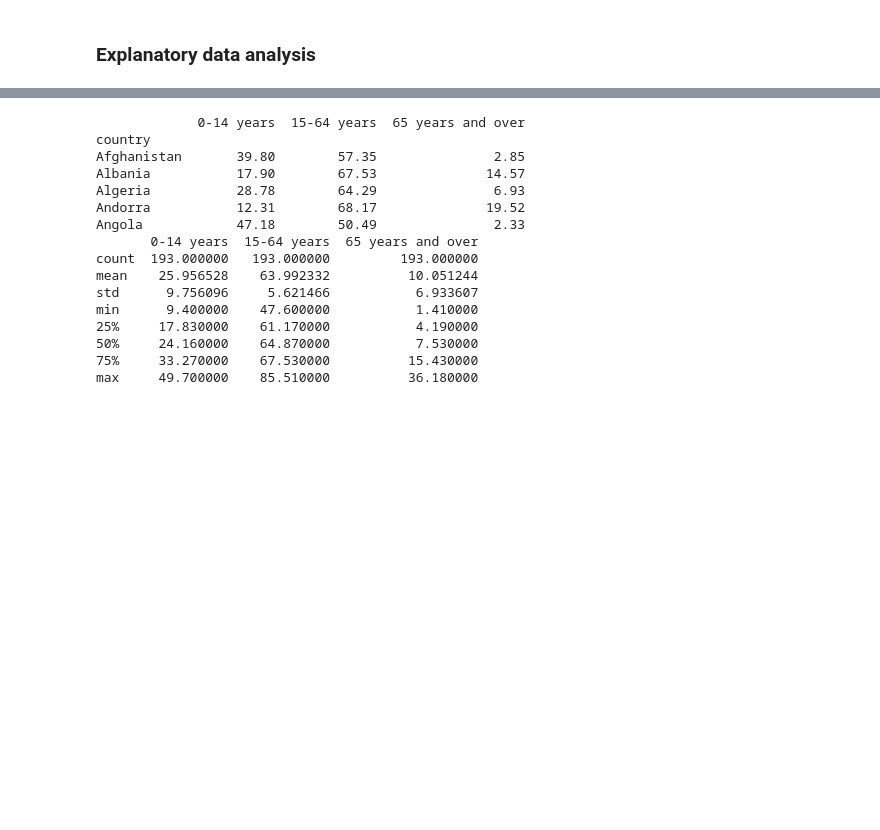
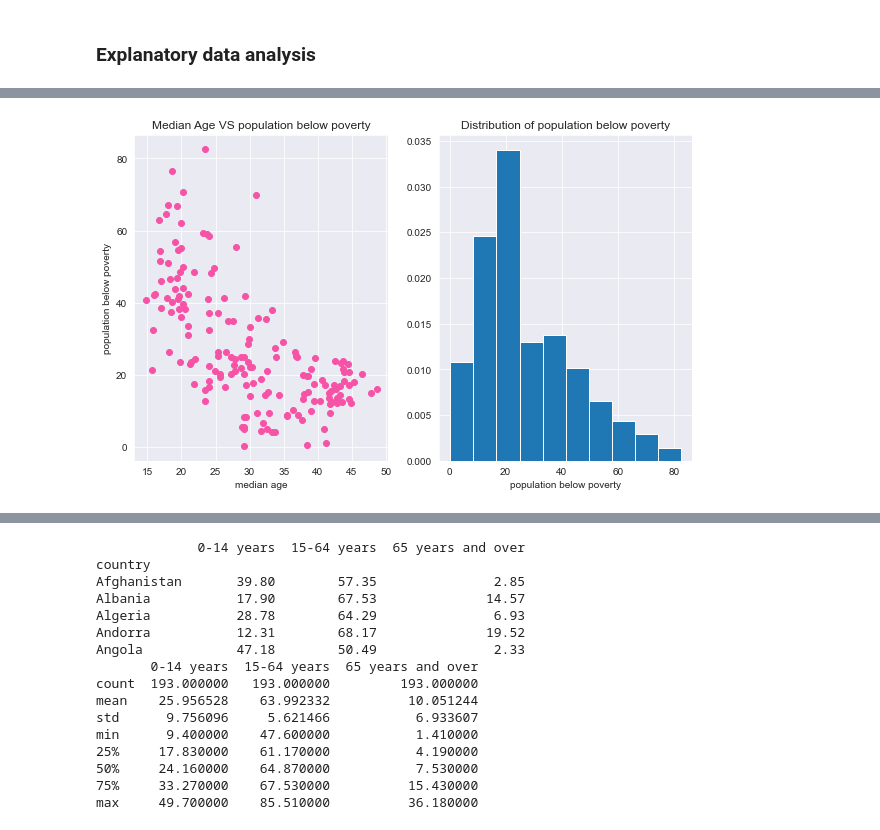
Before and after one commit to farqlia/WorldCountriesProject, a Jupyter notebook: notebooks/Aging Population Classification.ipynb, the cells around one changed output, grey strips where cells are left out. Cells and saved outputs as stored; diff of their text form; code cells hidden in the pictures; blank space fills up the shorter version.

Commit message:
Plot Data

```diff
--- a/notebooks/Aging Population Classification.ipynb
+++ b/notebooks/Aging Population Classification.ipynb
@@ -55,0 +269,19 @@ print(age_structure.shape)
+# %%
+def plot_median_age_versus_metric(median_age_df, metric_series, metric_name, ax):
+    ax.scatter(x=median_age_df, y=metric_series, color='#f653a6')
+    ax.set_title(f"Median Age VS {metric_name}")
+    ax.set_xlabel('median age')
+    ax.set_ylabel(metric_name)
+
+
+def plot_metric_distribution(metric_series, metric_name, ax):
+    ax.set_title(f"Distribution of {metric_name}")
+    ax.set_xlabel(metric_name)
+    ax.hist(metric_series, density=True)
+
+
+fig, axes = plt.subplots(1, 2, figsize=(10, 6))
+plot_median_age_versus_metric(median_age['total'], countries_data['population below poverty'], 'population below poverty', axes[0])
+plot_metric_distribution(countries_data['population below poverty'], 'population below poverty', axes[1])
+# %% [output]
+[figure, added]
```
Also changed, not shown: parts of 26 cells of this notebook, 4 other files.
